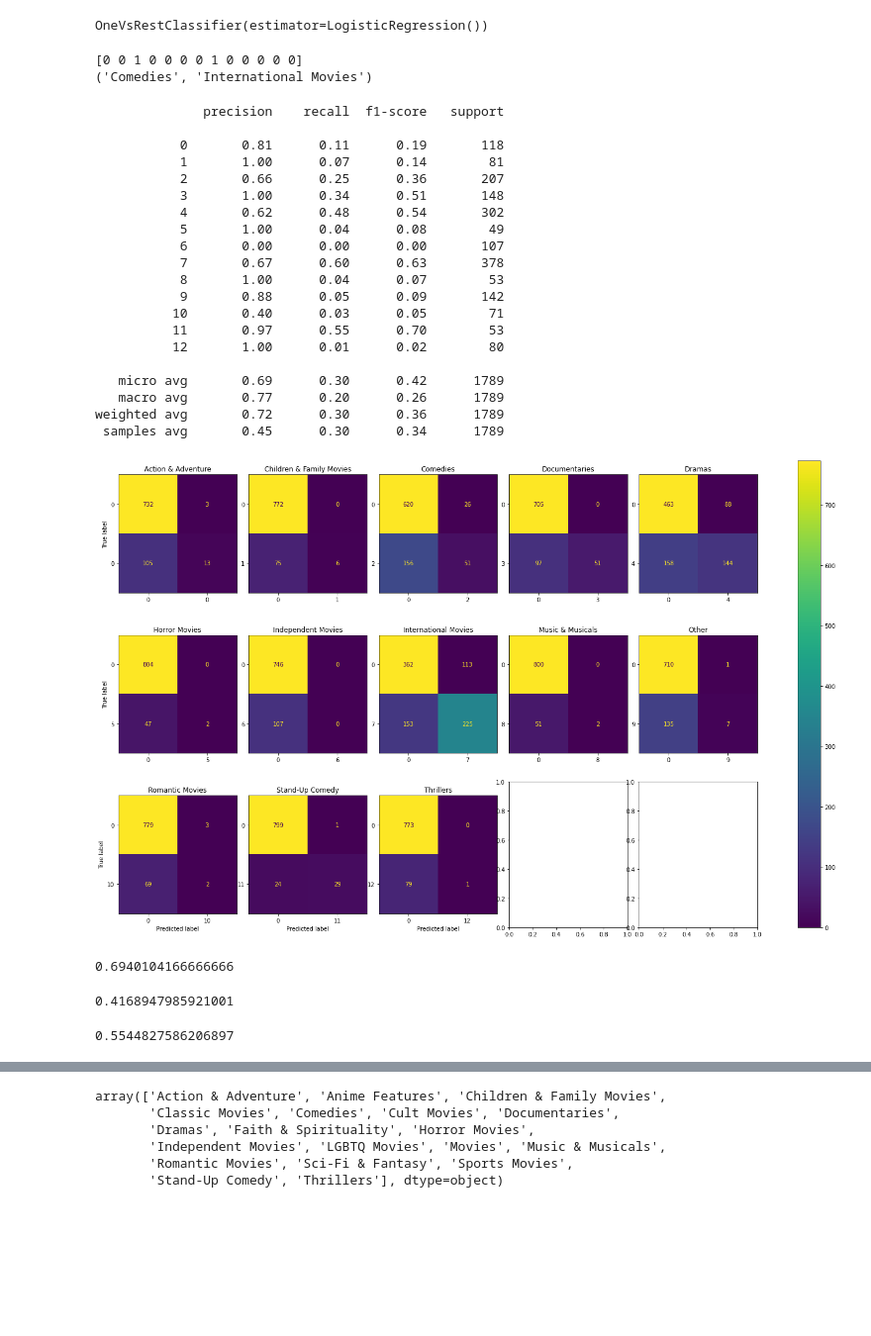
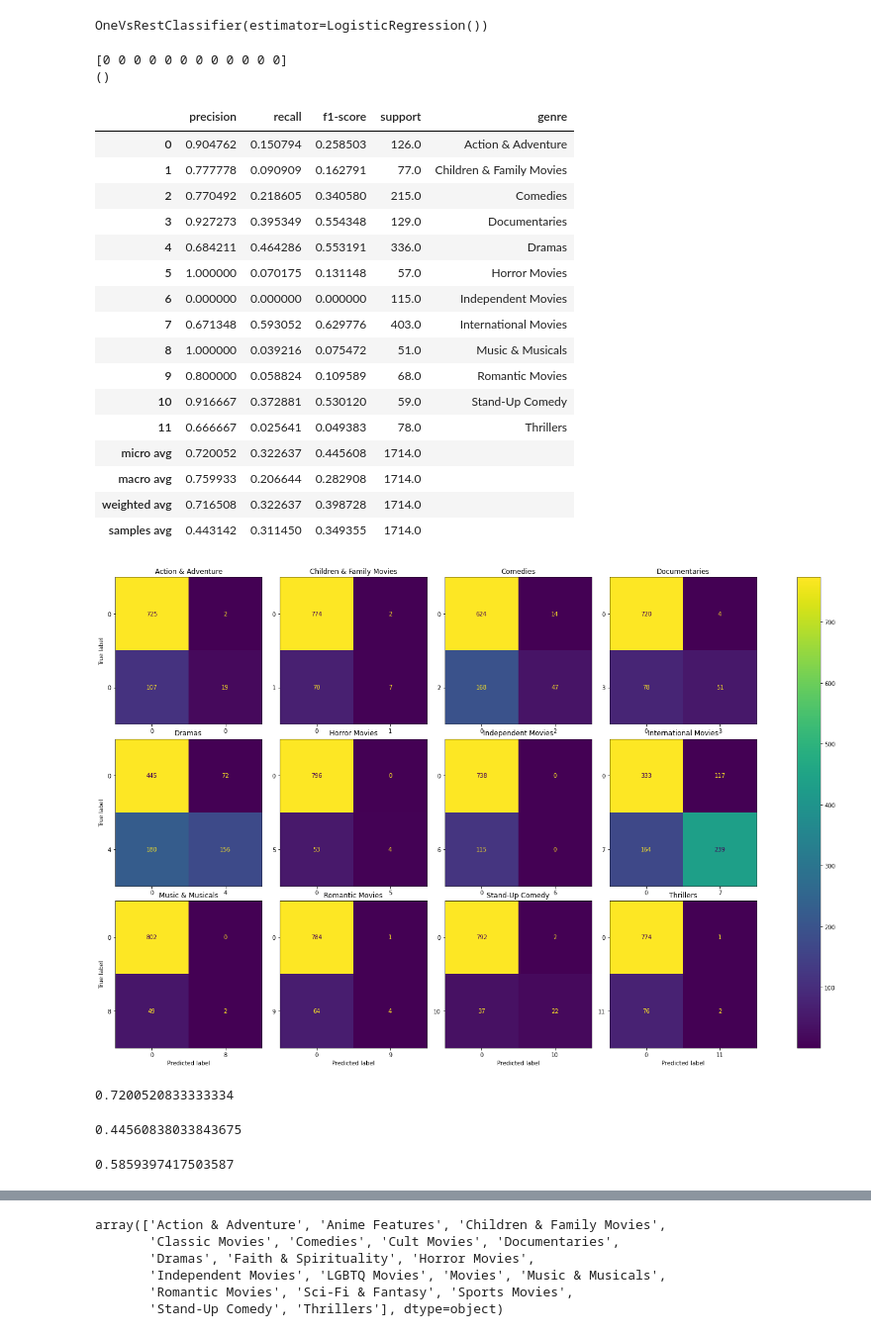
Before and after one commit to aSkailand/dat540-netflix_catalogue, a Jupyter notebook: src/Netflix_predict_description.ipynb, the cells around one changed output, grey strips where cells are left out. Shown: that part at 99% size. Drawn from its saved outputs; the diff is of its cells as text; code cells hidden in the pictures; blank space fills up the shorter version.

```diff
--- a/src/Netflix_predict_description.ipynb
+++ b/src/Netflix_predict_description.ipynb
@@ -58,8 +59,11 @@ new_set['clean_title'] = new_set['title'].apply(lambda x: clean_text(x))
 
 # List of 8 genres with the least no. of movies
 rare_genres = data_set[data_set.type=="Movie"].listed_in.str.split(', ').explode().value_counts().index[-8:]
+
 # Rename the 8 rare genres above with "Other"
 new_set['genre'] = new_set.genre.apply(lambda x: ["Other" if np.isin(y, rare_genres) else y for y in x])
+new_set = new_set[new_set.genre != "Other"]
+new_set['genre'] = (new_set.genre.map(set)-{'Other'}).map(list)
 
 #Remove International Movies genre as this is a genre that can not be defined from title or plot summary
 #new_set['genre'] = (new_set.genre.map(set)-{'International Movies'}).map(list)
@@ -189,61 +193,63 @@ print(y_pred[1])
 # Inverse transform to get genres:
 print(mlb.inverse_transform(y_pred)[1])
 # %% [output]
-[0 0 1 0 0 0 0 1 0 0 0 0 0]
-('Comedies', 'International Movies')
+[0 0 0 0 0 0 0 0 0 0 0 0]
+()
 # %%
 # Check classification report with precision score, recall score and f1 score.
-print(classification_report(yval, y_pred))
+report = classification_report(yval, y_pred, output_dict=True)
+class_df = pd.DataFrame(report).transpose()
+#gen_list = mlb.classes_
+gen_list = np.append(mlb.classes_, ["","","",""])
+class_df['genre'] = gen_list
+class_df
 # %% [output]
-              precision    recall  f1-score   support
-
-           0       0.81      0.11      0.19       118
-           1       1.00      0.07      0.14        81
-           2       0.66      0.25      0.36       207
-           3       1.00      0.34      0.51       148
-           4       0.62      0.48      0.54       302
-           5       1.00      0.04      0.08        49
-           6       0.00      0.00      0.00       107
-           7       0.67      0.60      0.63       378
-           8       1.00      0.04      0.07        53
-           9       0.88      0.05      0.09       142
-          10       0.40      0.03      0.05        71
-          11       0.97      0.55      0.70        53
-          12       1.00      0.01      0.02        80
-
-   micro avg       0.69      0.30      0.42      1789
-   macro avg       0.77      0.20      0.26      1789
-weighted avg       0.72      0.30      0.36      1789
- samples avg       0.45      0.30      0.34      1789
+|  | precision | recall | f1-score | support | genre |
+| 0 | 0.904762 | 0.150794 | 0.258503 | 126.0 | Action & Adventure |
+| 1 | 0.777778 | 0.090909 | 0.162791 | 77.0 | Children & Family Movies |
+| 2 | 0.770492 | 0.218605 | 0.340580 | 215.0 | Comedies |
+| 3 | 0.927273 | 0.395349 | 0.554348 | 129.0 | Documentaries |
+| 4 | 0.684211 | 0.464286 | 0.553191 | 336.0 | Dramas |
+| 5 | 1.000000 | 0.070175 | 0.131148 | 57.0 | Horror Movies |
+| 6 | 0.000000 | 0.000000 | 0.000000 | 115.0 | Independent Movies |
+| 7 | 0.671348 | 0.593052 | 0.629776 | 403.0 | International Movies |
+| 8 | 1.000000 | 0.039216 | 0.075472 | 51.0 | Music & Musicals |
+| 9 | 0.800000 | 0.058824 | 0.109589 | 68.0 | Romantic Movies |
+| 10 | 0.916667 | 0.372881 | 0.530120 | 59.0 | Stand-Up Comedy |
+| 11 | 0.666667 | 0.025641 | 0.049383 | 78.0 | Thrillers |
+| micro avg | 0.720052 | 0.322637 | 0.445608 | 1714.0 |  |
+| macro avg | 0.759933 | 0.206644 | 0.282908 | 1714.0 |  |
+| weighted avg | 0.716508 | 0.322637 | 0.398728 | 1714.0 |  |
+| samples avg | 0.443142 | 0.311450 | 0.349355 | 1714.0 |  |
 # %%
-f, axes = plt.subplots(3, 5, figsize=(25, 15))
+f, axes = plt.subplots(3, 4, figsize=(25, 15))
 axes = axes.ravel()
-for i in range(13):
+for i in range(12):
     disp = ConfusionMatrixDisplay(confusion_matrix(yval[:, i],
                                                    y_pred[:, i]),
                                   display_labels=[0, i])
     disp.plot(ax=axes[i], values_format='.4g')
     disp.ax_.set_title(f'{mlb.classes_[i]}')
-    if i<10:
+    if i<8:
         disp.ax_.set_xlabel('')
-    if i%5!=0:
+    if i%4!=0:
         disp.ax_.set_ylabel('')
     disp.im_.colorbar.remove()
 
 plt.subplots_adjust(wspace=0.10, hspace=0.1)
 f.colorbar(disp.im_, ax=axes)
 plt.show()
 # %% [output]
-[figure, old version]
+[figure, new version]
 # %%
 precision_score(yval, y_pred, average="micro")
 # %% [output]
-0.6940104166666666
+0.7200520833333334
 # %%
 # evaluate performance
 f1_score(yval, y_pred, average="micro")
 # %% [output]
-0.4168947985921001
+0.44560838033843675
 # %%
 # predict probabilities
 y_pred_prob = clf.predict_proba(xval_tfidf)
@@ -254,7 +260,7 @@ y_pred_new = (y_pred_prob >= t).astype(int)
 # evaluate performance
 f1_score(yval, y_pred_new, average="micro")
 # %% [output]
-0.5544827586206897
+0.5859397417503587
 # %%
 def infer_tags(q):
     #q = clean_text(q)
```
Also changed, not shown: parts of 7 cells of this notebook, 5 other files.
